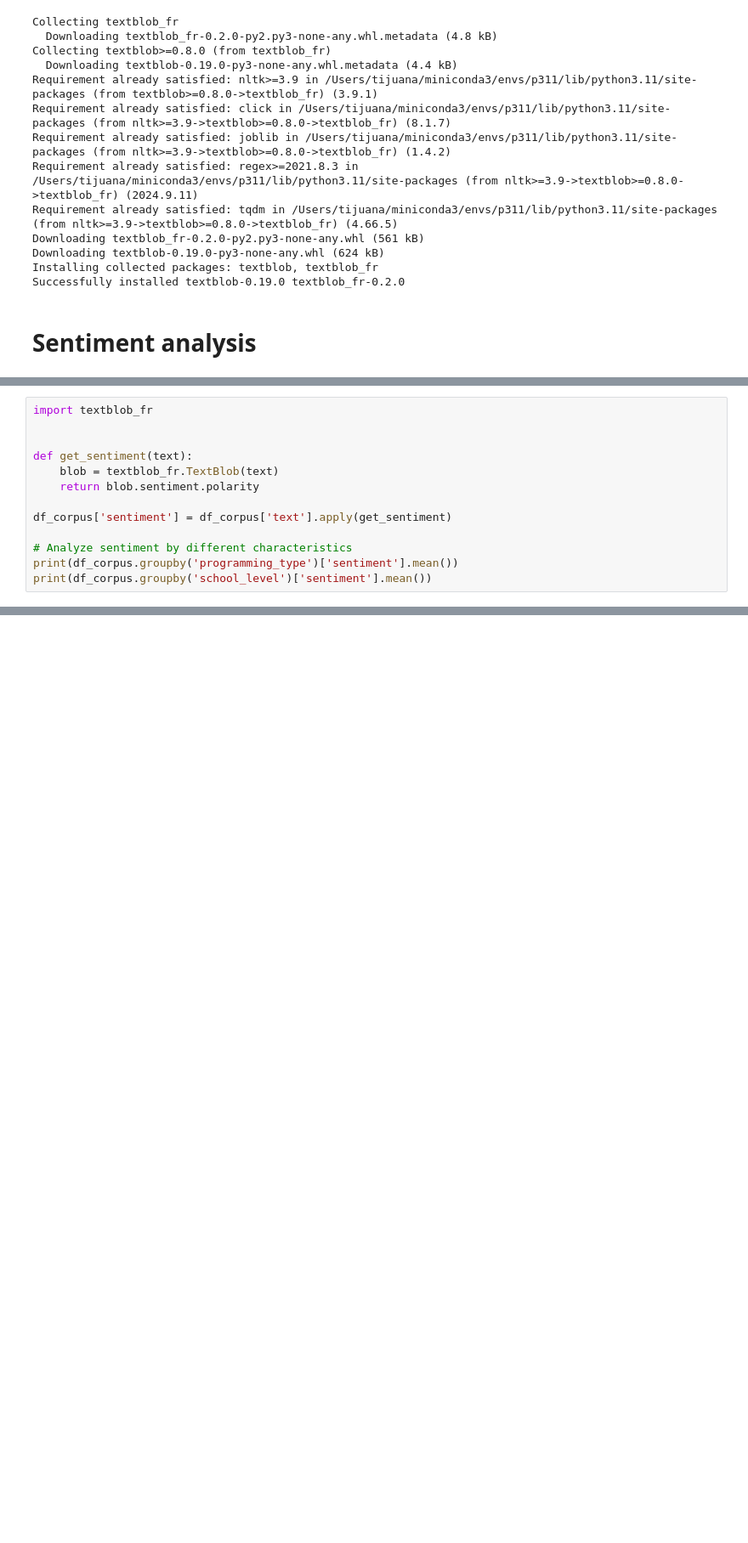
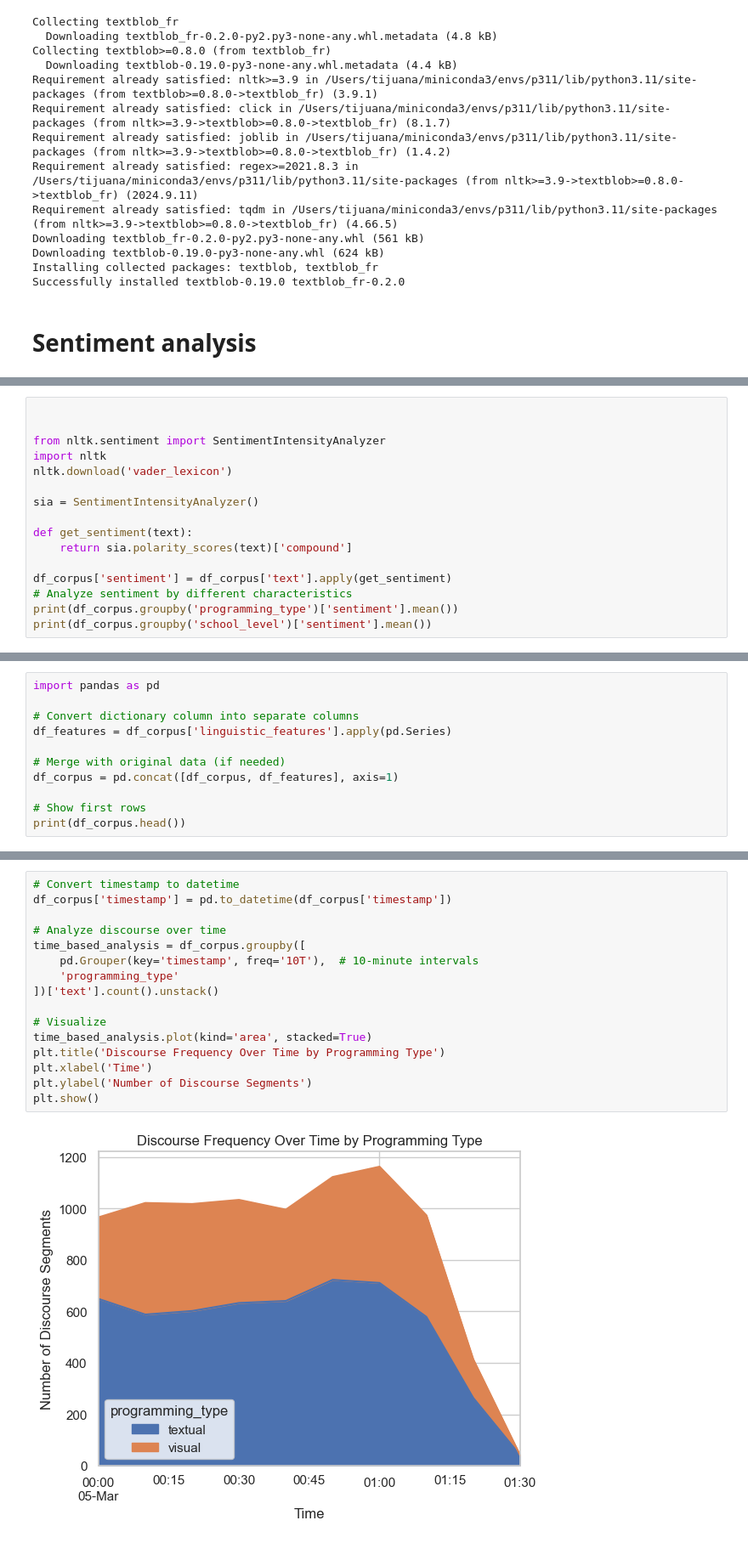
Before and after one commit to nino-gerb/nlp_classroom_observations, a Jupyter notebook: exploration.ipynb, the cells around one changed output, grey strips where cells are left out. Shown at 85% size. Drawn from its saved outputs; the diff is of its cells as text; blank space fills up the shorter version.

```diff
--- a/exploration.ipynb
+++ b/exploration.ipynb
@@ -890,13 +977,16 @@ Requirement already satisfied: tqdm in /Users/tijuana/miniconda3/envs/p311/lib/p
 # %%
-import textblob_fr
 
 
+from nltk.sentiment import SentimentIntensityAnalyzer
+import nltk
+nltk.download('vader_lexicon')
+
+sia = SentimentIntensityAnalyzer()
+
 def get_sentiment(text):
-    blob = textblob_fr.TextBlob(text)
-    return blob.sentiment.polarity
+    return sia.polarity_scores(text)['compound']
 
 df_corpus['sentiment'] = df_corpus['text'].apply(get_sentiment)
-
 # Analyze sentiment by different characteristics
 print(df_corpus.groupby('programming_type')['sentiment'].mean())
 print(df_corpus.groupby('school_level')['sentiment'].mean())
@@ -904,0 +1135,11 @@ AttributeError: module 'textblob_fr' has no attribute 'TextBlob'
+# %%
+import pandas as pd
+
+# Convert dictionary column into separate columns
+df_features = df_corpus['linguistic_features'].apply(pd.Series)
+
+# Merge with original data (if needed)
+df_corpus = pd.concat([df_corpus, df_features], axis=1)
+
+# Show first rows
+print(df_corpus.head())
@@ -904,0 +1166,18 @@ AttributeError: module 'textblob_fr' has no attribute 'TextBlob'
+# %%
+# Convert timestamp to datetime
+df_corpus['timestamp'] = pd.to_datetime(df_corpus['timestamp'])
+
+# Analyze discourse over time
+time_based_analysis = df_corpus.groupby([
+    pd.Grouper(key='timestamp', freq='10T'),  # 10-minute intervals
+    'programming_type'
+])['text'].count().unstack()
+
+# Visualize
+time_based_analysis.plot(kind='area', stacked=True)
+plt.title('Discourse Frequency Over Time by Programming Type')
+plt.xlabel('Time')
+plt.ylabel('Number of Discourse Segments')
+plt.show()
+# %% [output]
+[figure, added]
```
Also changed, not shown: parts of 17 cells of this notebook, 1 other file.
